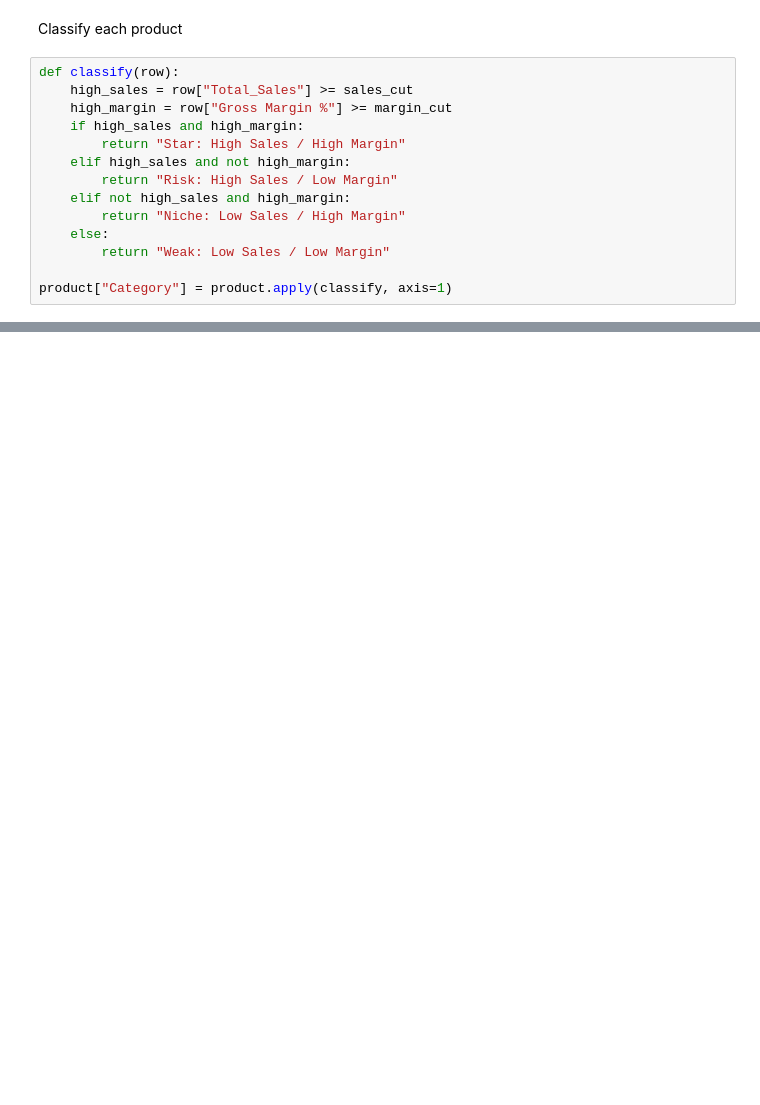
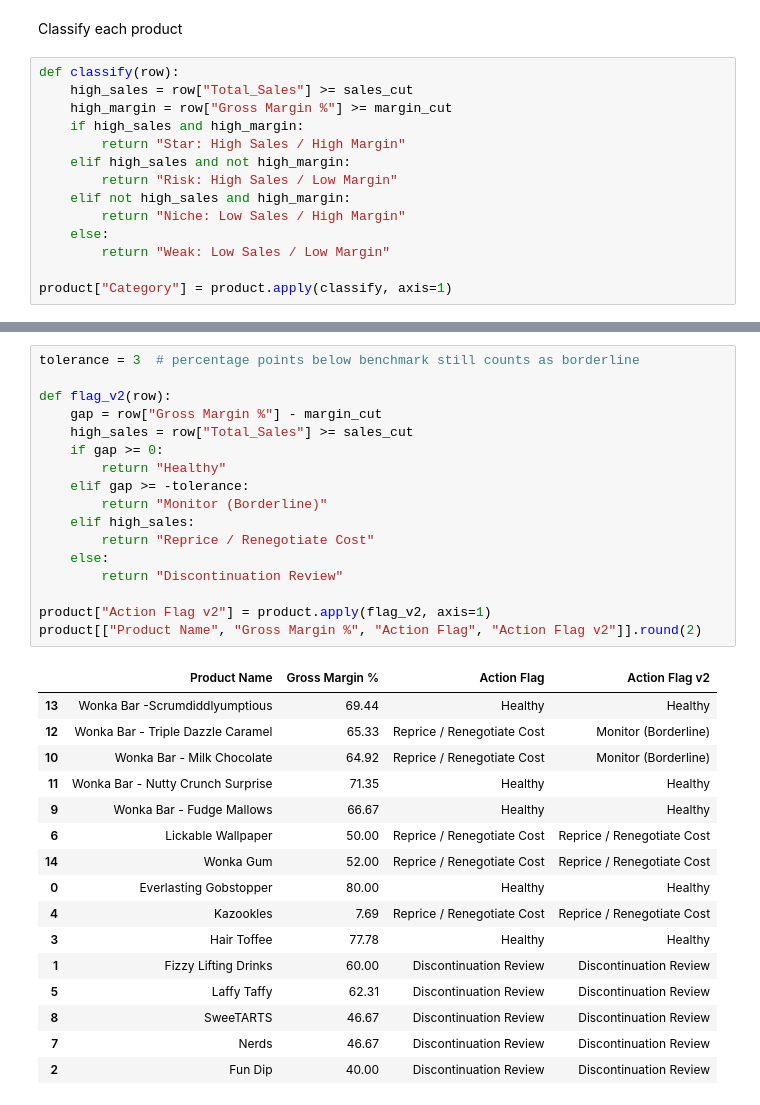
Before and after one commit to subhamsam007/nassau-candy-profitability-analysis, a Jupyter notebook: Nassau_Candy_Product_Profitability_Analysis.ipynb, the cells around one changed output, grey strips where cells are left out. Cells and saved outputs as stored; diff of their text form; blank space fills up the shorter version.

```diff
--- a/Nassau_Candy_Product_Profitability_Analysis.ipynb
+++ b/Nassau_Candy_Product_Profitability_Analysis.ipynb
@@ -221,0 +363,34 @@ product[["Product Name", "Division", "Total_Sales", "Total_Profit",
+# %%
+tolerance = 3  # percentage points below benchmark still counts as borderline
+
+def flag_v2(row):
+    gap = row["Gross Margin %"] - margin_cut
+    high_sales = row["Total_Sales"] >= sales_cut
+    if gap >= 0:
+        return "Healthy"
+    elif gap >= -tolerance:
+        return "Monitor (Borderline)"
+    elif high_sales:
+        return "Reprice / Renegotiate Cost"
+    else:
+        return "Discontinuation Review"
+
+product["Action Flag v2"] = product.apply(flag_v2, axis=1)
+product[["Product Name", "Gross Margin %", "Action Flag", "Action Flag v2"]].round(2)
+# %% [output]
+|  | Product Name | Gross Margin % | Action Flag | Action Flag v2 |
+| 13 | Wonka Bar -Scrumdiddlyumptious | 69.44 | Healthy | Healthy |
+| 12 | Wonka Bar - Triple Dazzle Caramel | 65.33 | Reprice / Renegotiate Cost | Monitor (Borderline) |
+| 10 | Wonka Bar - Milk Chocolate | 64.92 | Reprice / Renegotiate Cost | Monitor (Borderline) |
+| 11 | Wonka Bar - Nutty Crunch Surprise | 71.35 | Healthy | Healthy |
+| 9 | Wonka Bar - Fudge Mallows | 66.67 | Healthy | Healthy |
+| 6 | Lickable Wallpaper | 50.00 | Reprice / Renegotiate Cost | Reprice / Renegotiate Cost |
+| 14 | Wonka Gum | 52.00 | Reprice / Renegotiate Cost | Reprice / Renegotiate Cost |
+| 0 | Everlasting Gobstopper | 80.00 | Healthy | Healthy |
+| 4 | Kazookles | 7.69 | Reprice / Renegotiate Cost | Reprice / Renegotiate Cost |
+| 3 | Hair Toffee | 77.78 | Healthy | Healthy |
+| 1 | Fizzy Lifting Drinks | 60.00 | Discontinuation Review | Discontinuation Review |
+| 5 | Laffy Taffy | 62.31 | Discontinuation Review | Discontinuation Review |
+| 8 | SweeTARTS | 46.67 | Discontinuation Review | Discontinuation Review |
+| 7 | Nerds | 46.67 | Discontinuation Review | Discontinuation Review |
+| 2 | Fun Dip | 40.00 | Discontinuation Review | Discontinuation Review |
```
Also changed, not shown: parts of 26 cells of this notebook.
